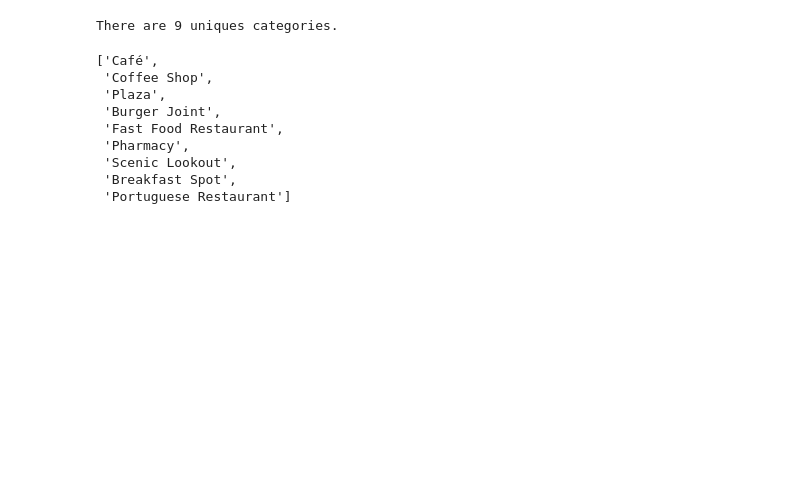
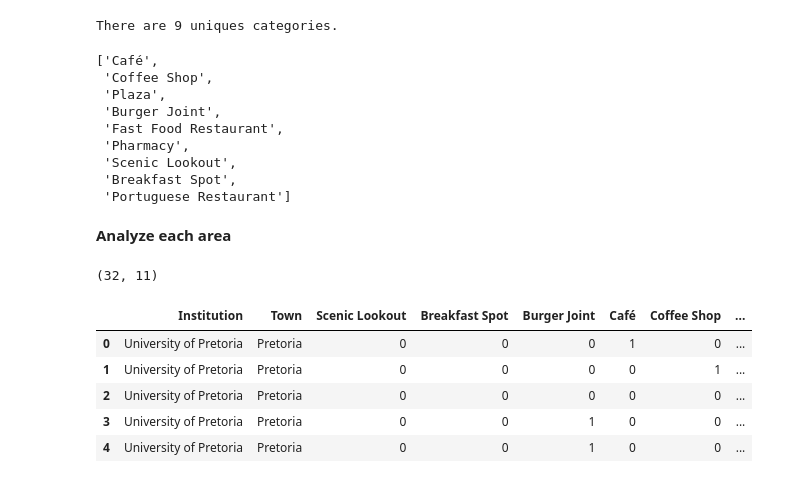
Before and after one commit to phyllsmoyo/Coursera_Capstone, a Jupyter notebook: Capstone_Project_The_Battle_of_Neighborhoods.ipynb, the cells around one changed output. Saved outputs shown, nothing was run; the diff lists cells and outputs as text; code cells hidden in the pictures; blank space fills up the shorter version.

```diff
--- a/Capstone_Project_The_Battle_of_Neighborhoods.ipynb
+++ b/Capstone_Project_The_Battle_of_Neighborhoods.ipynb
@@ -297,3 +297,32 @@ venues_df['VenueCategory'].unique()[:10].tolist()
  'Scenic Lookout',
  'Breakfast Spot',
  'Portuguese Restaurant']
+# %% [markdown]
+**Analyze each area**
+# %%
+# one hot encoding
+gp_onehot = pd.get_dummies(venues_df[['VenueCategory']], prefix="", prefix_sep="")
+
+# add institution and town column back to dataframe
+gp_onehot['Institution'] = venues_df['Institution']
+gp_onehot['Town'] = venues_df['Town']
+
+
+# move instition and town column to the first column
+fixed_columns = list(gp_onehot.columns[-3:]) + list(gp_onehot.columns[:-3])
+gp_onehot = gp_onehot[fixed_columns]
+
+gp_onehot = gp_onehot[['Institution', 'Town', 'Scenic Lookout', 'Breakfast Spot',
+       'Burger Joint', 'Café', 'Coffee Shop', 'Fast Food Restaurant',
+       'Pharmacy', 'Plaza', 'Portuguese Restaurant']]
+
+print(gp_onehot.shape)
+gp_onehot.head()
+# %% [output]
+(32, 11)
+|  | Institution | Town | Scenic Lookout | Breakfast Spot | Burger Joint | Café | Coffee Shop | ... |
+| 0 | University of Pretoria | Pretoria | 0 | 0 | 0 | 1 | 0 | ... |
+| 1 | University of Pretoria | Pretoria | 0 | 0 | 0 | 0 | 1 | ... |
+| 2 | University of Pretoria | Pretoria | 0 | 0 | 0 | 0 | 0 | ... |
+| 3 | University of Pretoria | Pretoria | 0 | 0 | 1 | 0 | 0 | ... |
+| 4 | University of Pretoria | Pretoria | 0 | 0 | 1 | 0 | 0 | ... |
```
Also changed, not shown: parts of 18 cells of this notebook.
